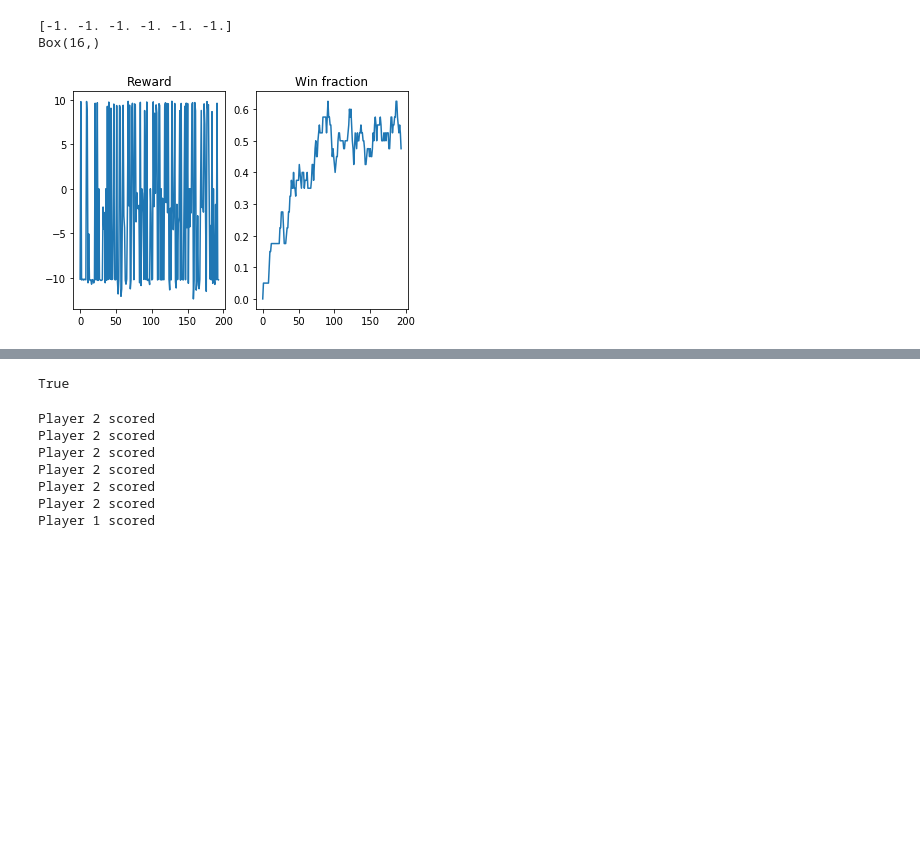
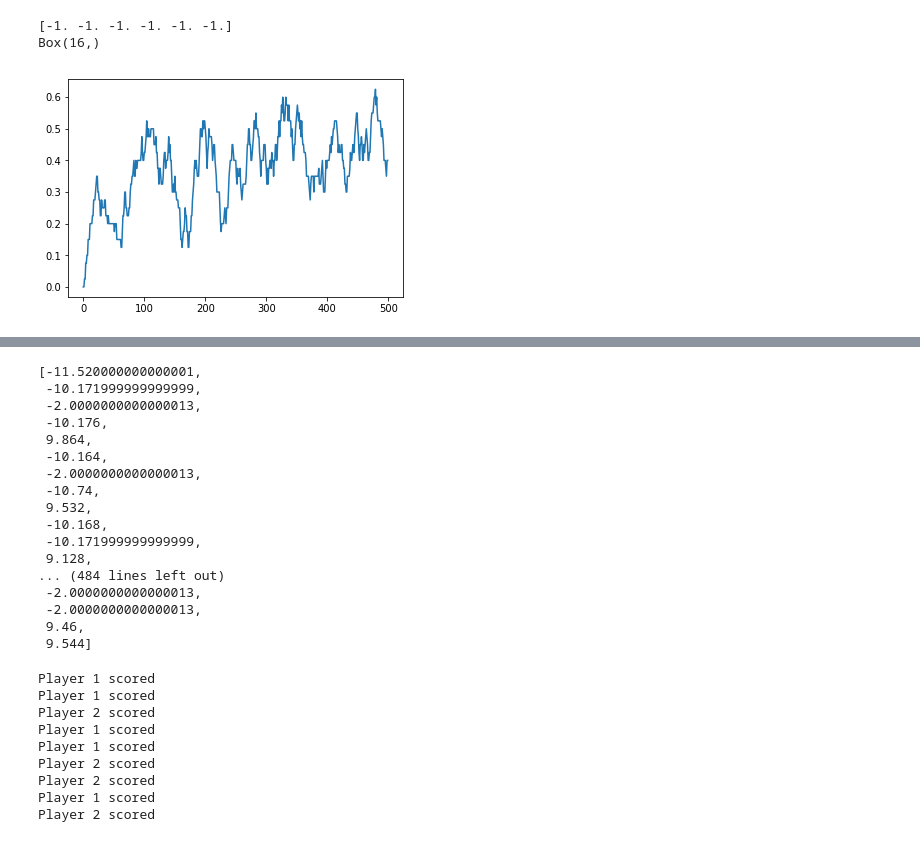
Before and after one commit to mxblr/DeepRLHockey, a Jupyter notebook: code/SAC_laser_hockey_defend.ipynb, the cells around one changed output, grey strips where cells are left out. Cells and saved outputs as stored; diff of their text form; code cells hidden in the pictures; blank space fills up the shorter version.

```diff
--- a/code/SAC_laser_hockey_defend.ipynb
+++ b/code/SAC_laser_hockey_defend.ipynb
@@ -31,10 +34,10 @@ SAC_agent = SoftActorCritic(o_space=o_space,
                             value_fct=Value_function,
                             policy_fct=Normal_Policy,
                             env= env,
-                            discount=  0.95,
+                            discount=  0.93,
                             tau = 0.01,
                             batch_size=256,
-                            alpha = 0.1,
+                            alpha = 1.0,
                             lambda_V = 3e-4,
                             lambda_Pi = 3e-4,
                             lambda_Q = 3e-4,
@@ -42,7 +45,8 @@ SAC_agent = SoftActorCritic(o_space=o_space,
                             dim_obs = 20,
                             q_fct_config=q_fct_config,
                             v_fct_config=v_fct_config,
-                            pi_fct_config=pi_fct_config  )
+                            pi_fct_config=pi_fct_config,
+                            save_path = save_path_new)
 # %%
 import progressbar
 
@@ -74,27 +78,11 @@ def train(iter_fit=1000, max_steps= 500, env_steps = 1, grad_steps = 1, burn_in
 
             total_reward = 0
 
-            puck_hit = 0.0
-            puck_hit_once = False
+            #puck_hit = 0.0
+            #puck_hit_once = False
             for _ in range(max_steps):
                 for e_i in range(env_steps):#
-                    #0 x pos player one
-                    #1 y pos player one
-                    #2 angle player one
-                    #3 x vel player one
-                    #4 y vel player one
-                    #5 angular vel player one
-                    #6 x player two
-                    #7 y player two
-                    #8 angle player two
-                    #9 y vel player two
-                    #10 y vel player two
-                    #11 angular vel player two
-                    #12 x pos puck
-                    #13 y pos puck
-                    #14 x vel puck
-                    #15 y vel puck
-                    #print(ob)
+
                     #env.render()
                     if j < burn_in:
                         a = env.action_space.sample()
@@ -111,14 +99,16 @@ def train(iter_fit=1000, max_steps= 500, env_steps = 1, grad_steps = 1, burn_in
 
                     (ob_new, reward, done, _info) = env.step(comb_a)
                     #reward += _info['winner']*1+  + _info['reward_closeness_to_puck']*1.  + _info['reward_touch_puck']*1  + _info['reward_puck_direction']*1
-                    puck_hit_once = puck_hit_once or _info['reward_touch_puck']
-                    puck_hit *= 0.9
-                    puck_hit = max(puck_hit , _info['reward_touch_puck'])
+                    #puck_hit_once = puck_hit_once or _info['reward_touch_puck']
+                    #puck_hit *= 0.95
+                    #puck_hit = max(puck_hit , _info['reward_touch_puck'])
 
 
-                    reward =  abs(min(_info['winner'], puck_hit_once)) *reward  + (1- puck_hit)*_info['reward_closeness_to_puck']  #+ _info['reward_puck_direction']
+                    #reward =  abs(min(_info['winner'], puck_hit_once)) *reward  + (1- puck_hit)*_info['reward_closeness_to_puck']  #+ _info['reward_puck_direction']
 
                     #reward += _info['reward_touch_puck']
+                    reward -= 1/250
+
 
                     distance_to_opponent = np.sqrt((ob_new[6] -ob_new[0])**2 + (ob_new[7] -ob_new[1])**2)
                     distance_to_puck = np.sqrt((ob_new[12] -ob_new[0])**2 + (ob_new[13] -ob_new[1])**2)
@@ -150,10 +140,10 @@ def train(iter_fit=1000, max_steps= 500, env_steps = 1, grad_steps = 1, burn_in
             winner.append(sum(moving_avg_winner))
             total_rewards_per_episode.append(total_reward)
             if i % 1 == 0:
-                plot(total_rewards_per_episode,winning=winner, plot_type = 2)
+                plot(total_rewards_per_episode,winning=winner, plot_type = 3)
             bar.update(i)
         return total_rewards_per_episode
 # %%
-train()
+train(500)
 # %% [output]
-[figure, old version]
+[figure, new version]
@@ -160,0 +151,17 @@ train()
+[-11.520000000000001,
+ -10.171999999999999,
+ -2.0000000000000013,
+ -10.176,
+ 9.864,
+ -10.164,
+ -2.0000000000000013,
+ -10.74,
+ 9.532,
+ -10.168,
+ -10.171999999999999,
+ 9.128,
+... (484 lines left out)
+ -2.0000000000000013,
+ -2.0000000000000013,
+ 9.46,
+ 9.544]
@@ -163,8 +168,3 @@ env.close()
-# %%
-ob = env.reset()
-env.render()
-# %% [output]
-True
 # %%
 
 for i in range(10):
@@ -177,7 +177,7 @@ for i in range(10):
         angle_to_puck = np.arctan2((ob[13] -ob[1]),(ob[12] -ob[0])) - ob[2]
         ob = np.append(ob, [distance_to_opponent, distance_to_puck,angle_to_opponent, angle_to_puck] )
 
-        a = SAC_agent.action(np.asarray(ob).reshape(1, SAC_agent._config["dim_obs"]))
+        a = SAC_agent.act_greedy(np.asarray(ob).reshape(1, SAC_agent._config["dim_obs"]))
         a1 = a[0]
         a2 = [np.random.uniform(-0.5,0.5,1)[0],np.random.uniform(-0.5,0.5,1)[0],np.random.uniform(-0.1,0.1,1)[0]]
 
@@ -186,10 +186,12 @@ for i in range(10):
         if d: break
 env.close()
 # %% [output]
+Player 1 scored
+Player 1 scored
 Player 2 scored
-Player 2 scored
-Player 2 scored
-Player 2 scored
+Player 1 scored
+Player 1 scored
 Player 2 scored
 Player 2 scored
 Player 1 scored
+Player 2 scored
```
Also changed, not shown: parts of 4 cells of this notebook, 6 other files.
